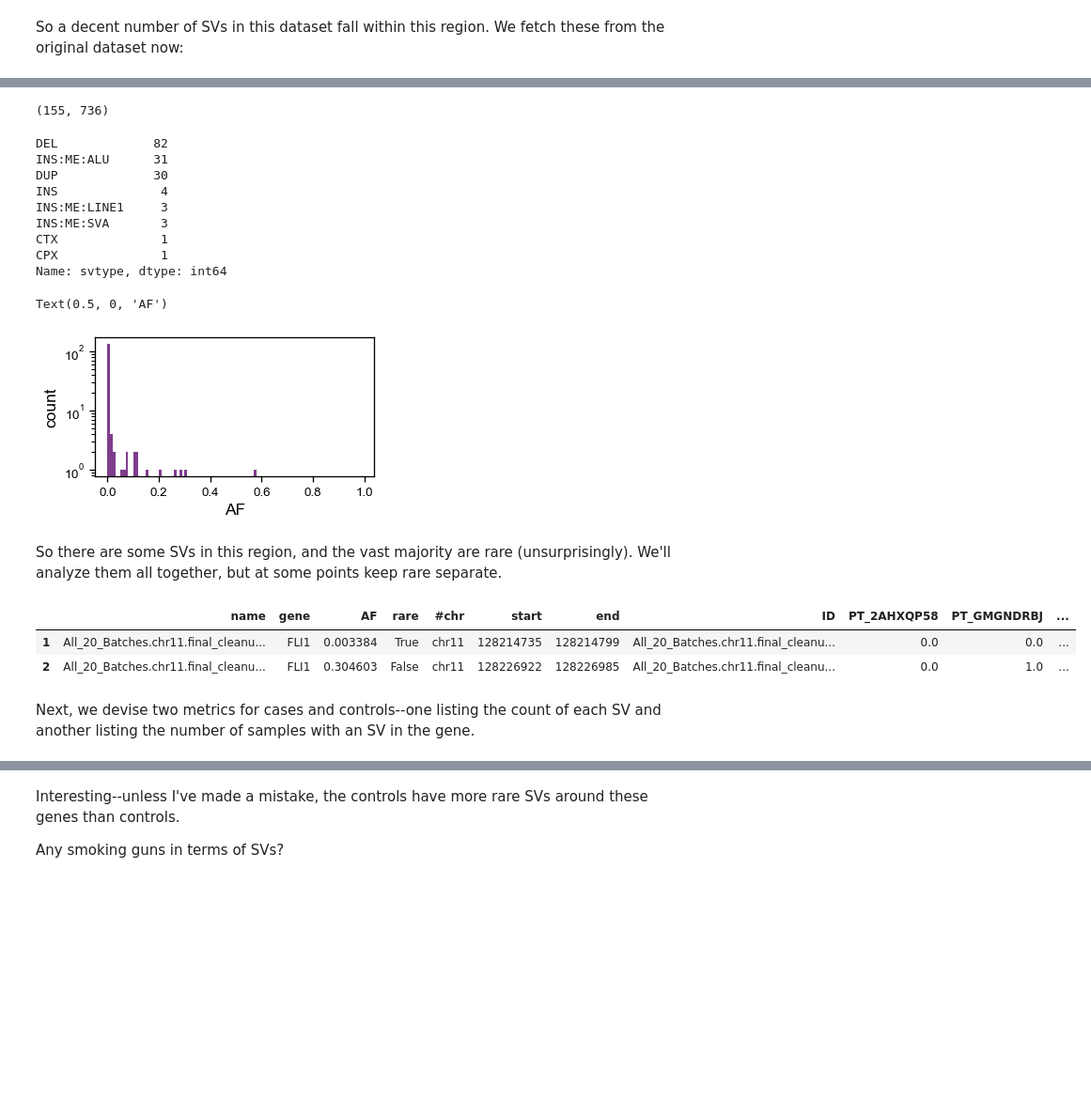
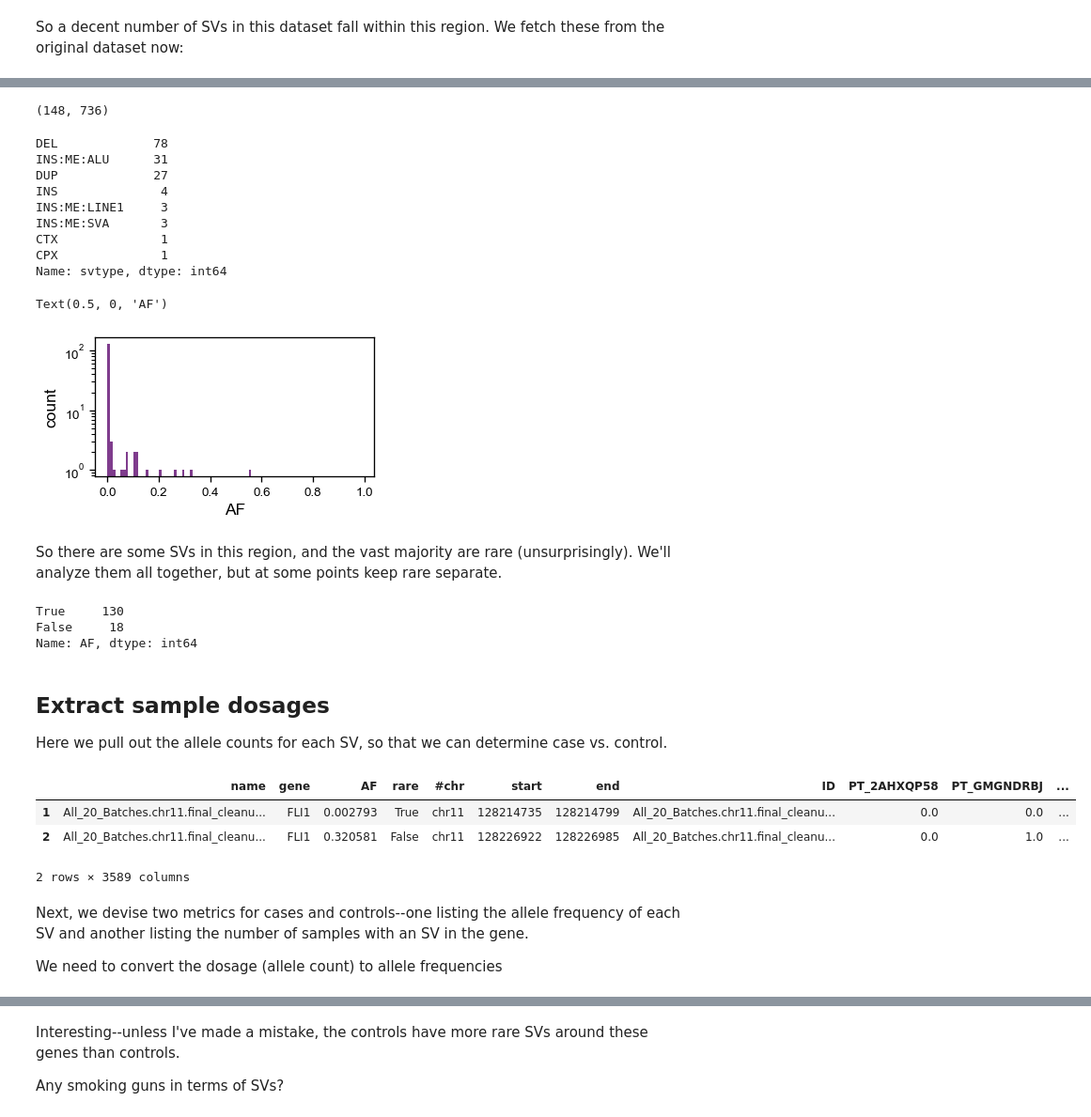
Before and after one commit to vanallenlab/ped_germline_SV, a Jupyter notebook: jett_analysis/pgsvs-initial-eswr1-fli1-look.ipynb, the cells around one changed output, grey strips where cells are left out. Shown: that part at 94% size. Cells and saved outputs as stored; diff of their text form; code cells hidden in the pictures; blank space fills up the shorter version.

```diff
--- a/jett_analysis/pgsvs-initial-eswr1-fli1-look.ipynb
+++ b/jett_analysis/pgsvs-initial-eswr1-fli1-look.ipynb
@@ -1,22 +1,27 @@
 # %%
 import math
+import warnings
 
 import matplotlib.pyplot as plt
 import numpy as np
 import palettable
 import pandas as pd
 import pybedtools
+import statsmodels.api as sm
 from liftover import get_lifter
 from matplotlib import patches
 from matplotlib.lines import Line2D
+from scipy import stats
 
 bold_10 = palettable.cartocolors.qualitative.Bold_10.mpl_colors
 
 from scripts import aesthetics
+from scripts import sv_plot
 
 aesthetics.activate_paper_rcParams()
 
-pd.set_option("display.max_columns", None)
+pd.set_option("display.max_columns", 100)
+pd.set_option("display.max_rows", 100)
 
 %reload_ext autoreload
 %autoreload 2
@@ -282,7 +237,7 @@ So we see that there is some degree of heterogeneity, but the majority of fusion
 We're essentially just going to repeat this process, just to visualize. We load both the SVs and the dosage matrix. Note that we'll use the "validation" cohort, because that increasingly looks like we'll use that for discovery.
 # %%
 svs = pd.read_csv(
-    "gs://vanallen-pedsv-analysis/beds/PedSV.v1.1.validation_cohort.all_samples.wAFs.bed.gz",
+    "gs://vanallen-pedsv-analysis/beds/PedSV.v1.1.validation_cohort.analysis_samples.wAFs.bed.gz",
     sep="\t",
 )
 dosages = pd.read_csv(
@@ -443,12 +411,13 @@ len(svs_in_regions_names)
 # %% [markdown]
 So a decent number of SVs in this dataset fall within this region. We fetch these from the original dataset now:
 # %%
-# very slow
-svs_in_gene_regions = svs_in_regions_names.merge(svs, on=["name"])
+# subset
+subset_svs = svs.set_index('name').loc[svs_in_regions_names['name']].reset_index()
+subset_svs.insert(0, 'gene', svs_in_regions_names['gene'].values)
 
 # how many are PASS?
-print(svs_in_gene_regions["FILTER"].value_counts())
+print(subset_svs["FILTER"].value_counts())
 
 # and how many are rare?
-print("\nRare:\n", (svs_in_gene_regions["AF"] < 0.01).value_counts())
+print("\nRare:\n", (subset_svs["AF"] < 0.01).value_counts())
 # %% [output]
@@ -466,23 +437,25 @@ That's not bad. How many pass the filter, are rare, and are present in the dosag
 # %%
 # only include SVs that pass the FILTER, are rare, and are in our dosage matrix
-svs_to_keep = svs_in_gene_regions[
+svs_to_keep = subset_svs[
     (
-        (svs_in_gene_regions["FILTER"] == "PASS")
-        & (svs_in_gene_regions["name"].isin(dosages["ID"].to_list()))
+        (subset_svs["FILTER"] == "PASS")
+        & (subset_svs["name"].isin(dosages["ID"].to_list()))
+        & (~subset_svs["EVIDENCE"].isin(["BAF,RD", "RD"]))
+        & (~(subset_svs["ALGORITHMS"] == "depth"))
     )
 ].copy()
 
-svs_to_keep['rare'] = svs_to_keep["AF"] < 0.01
+svs_to_keep["rare"] = svs_to_keep["AF"] < 0.01
 
 svs_to_keep.shape
 # %% [output]
-(155, 736)
+(148, 736)
 # %%
 svs_to_keep["svtype"].value_counts()
 # %% [output]
-DEL             82
+DEL             78
 INS:ME:ALU      31
-DUP             30
+DUP             27
 INS              4
 INS:ME:LINE1     3
 INS:ME:SVA       3
@@ -490,37 +463,50 @@ CTX              1
 CPX              1
 Name: svtype, dtype: int64
 # %%
-fig, ax = plt.subplots(1, figsize = (4, 2))
-plt.hist(svs_to_keep["AF"], bins = np.arange(0, 1, 0.01))
-plt.yscale('log')
-plt.ylabel('count')
-plt.xlabel('AF')
+fig, ax = plt.subplots(1, figsize=(4, 2))
+plt.hist(svs_to_keep["AF"], bins=np.arange(0, 1, 0.01))
+plt.yscale("log")
+plt.ylabel("count")
+plt.xlabel("AF")
 # %% [output]
 Text(0.5, 0, 'AF')
-[figure, old version]
+[figure, new version]
 # %% [markdown]
 So there are some SVs in this region, and the vast majority are rare (unsurprisingly). We'll analyze them all together, but at some points keep rare separate.
+# %%
+(svs_to_keep['AF'] < 0.01).value_counts()
+# %% [output]
+True     130
+False     18
+Name: AF, dtype: int64
+# %% [markdown]
+## Extract sample dosages
+
+Here we pull out the allele counts for each SV, so that we can determine case vs. control.
 # %%
 # we begin by subsetting the dosage matrix down to the SVs that we care about. This double counts SVs
 # that affect more than one gene.
-subsetted_gene_dosages = dosages[
+subset_dosages = dosages[
     dosages["ID"].isin(svs_to_keep["name"].to_list())
 ].reset_index(drop=True)
 
 # we add in the information about which gene is affected (the first column is just the SV name, so we drop it)
 subsetted_gene_dosages = (
     svs_to_keep[["name", "gene", "AF", "rare"]]
-    .merge(subsetted_gene_dosages, right_on="ID", left_on="name")
+    .merge(subset_dosages, right_on="ID", left_on="name")
     .iloc[1:]
 )
 
 subsetted_gene_dosages.head(2)
 # %% [output]
 |  | name | gene | AF | rare | #chr | start | end | ID | PT_2AHXQP58 | PT_GMGNDRBJ | ... |
-| 1 | All_20_Batches.chr11.final_cleanu... | FLI1 | 0.003384 | True | chr11 | 128214735 | 128214799 | All_20_Batches.chr11.final_cleanu... | 0.0 | 0.0 | ... |
-| 2 | All_20_Batches.chr11.final_cleanu... | FLI1 | 0.304603 | False | chr11 | 128226922 | 128226985 | All_20_Batches.chr11.final_cleanu... | 0.0 | 1.0 | ... |
+| 1 | All_20_Batches.chr11.final_cleanu... | FLI1 | 0.002793 | True | chr11 | 128214735 | 128214799 | All_20_Batches.chr11.final_cleanu... | 0.0 | 0.0 | ... |
+| 2 | All_20_Batches.chr11.final_cleanu... | FLI1 | 0.320581 | False | chr11 | 128226922 | 128226985 | All_20_Batches.chr11.final_cleanu... | 0.0 | 1.0 | ... |
+2 rows × 3589 columns
 # %% [markdown]
-Next, we devise two metrics for cases and controls--one listing the count of each SV and another listing the number of samples with an SV in the gene.
+Next, we devise two metrics for cases and controls--one listing the allele frequency of each SV and another listing the number of samples with an SV in the gene.
+
+We need to convert the dosage (allele count) to allele frequencies
 # %%
 case_control_counts = []
 case_control_samples_with_svs = []
```
Also changed, not shown: parts of 85 cells of this notebook, 12 other files.
